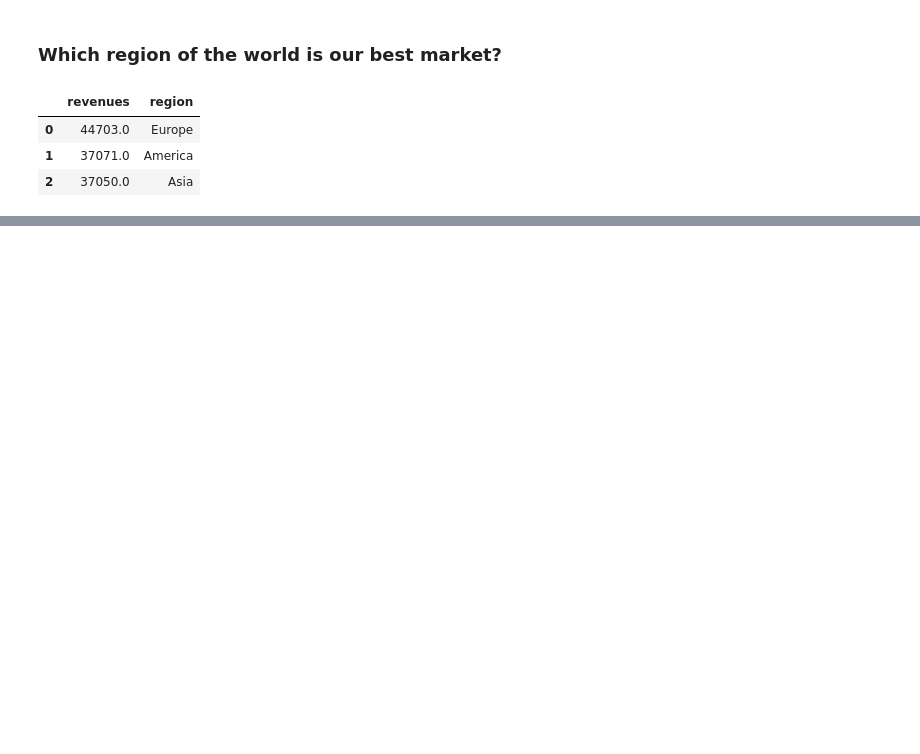
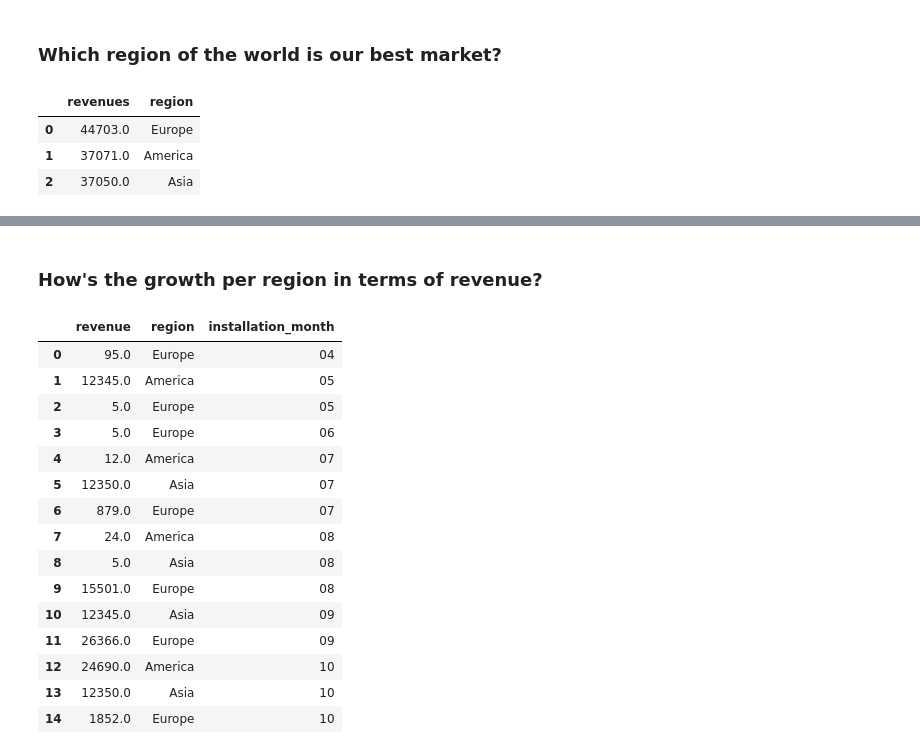
Before and after one commit to AVanneste/WizardsCo, a Jupyter notebook: data_visualisation.ipynb, the cells around one changed output, grey strips where cells are left out. Saved outputs shown, nothing was run; the diff lists cells and outputs as text; code cells hidden in the pictures; blank space fills up the shorter version.

```diff
--- a/data_visualisation.ipynb
+++ b/data_visualisation.ipynb
@@ -84,0 +129,28 @@ fig3.show()
+# %% [markdown]
+### How's the growth per region in terms of revenue?
+# %%
+region_growth_query = """SELECT SUM(price) AS revenue, region, installation_month
+                        FROM fact_installation
+                        GROUP BY region, installation_month
+                        ORDER BY installation_month;"""
+
+region_growth = pd.read_sql_query(region_growth_query, connection)
+
+region_growth
+# %% [output]
+|  | revenue | region | installation_month |
+| 0 | 95.0 | Europe | 04 |
+| 1 | 12345.0 | America | 05 |
+| 2 | 5.0 | Europe | 05 |
+| 3 | 5.0 | Europe | 06 |
+| 4 | 12.0 | America | 07 |
+| 5 | 12350.0 | Asia | 07 |
+| 6 | 879.0 | Europe | 07 |
+| 7 | 24.0 | America | 08 |
+| 8 | 5.0 | Asia | 08 |
+| 9 | 15501.0 | Europe | 08 |
+| 10 | 12345.0 | Asia | 09 |
+| 11 | 26366.0 | Europe | 09 |
+| 12 | 24690.0 | America | 10 |
+| 13 | 12350.0 | Asia | 10 |
+| 14 | 1852.0 | Europe | 10 |
```
Also changed, not shown: parts of 16 cells of this notebook, 10 other files.
